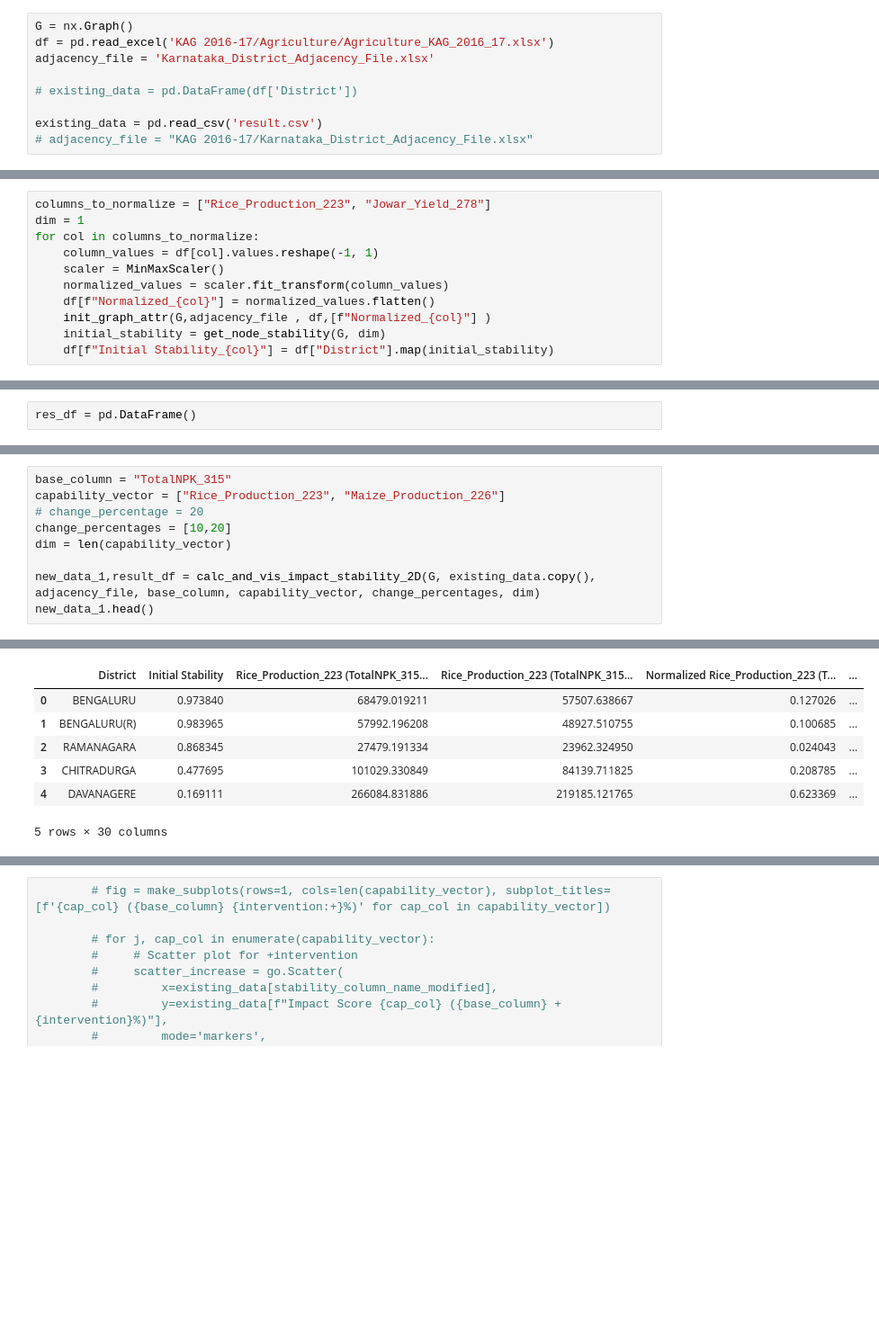
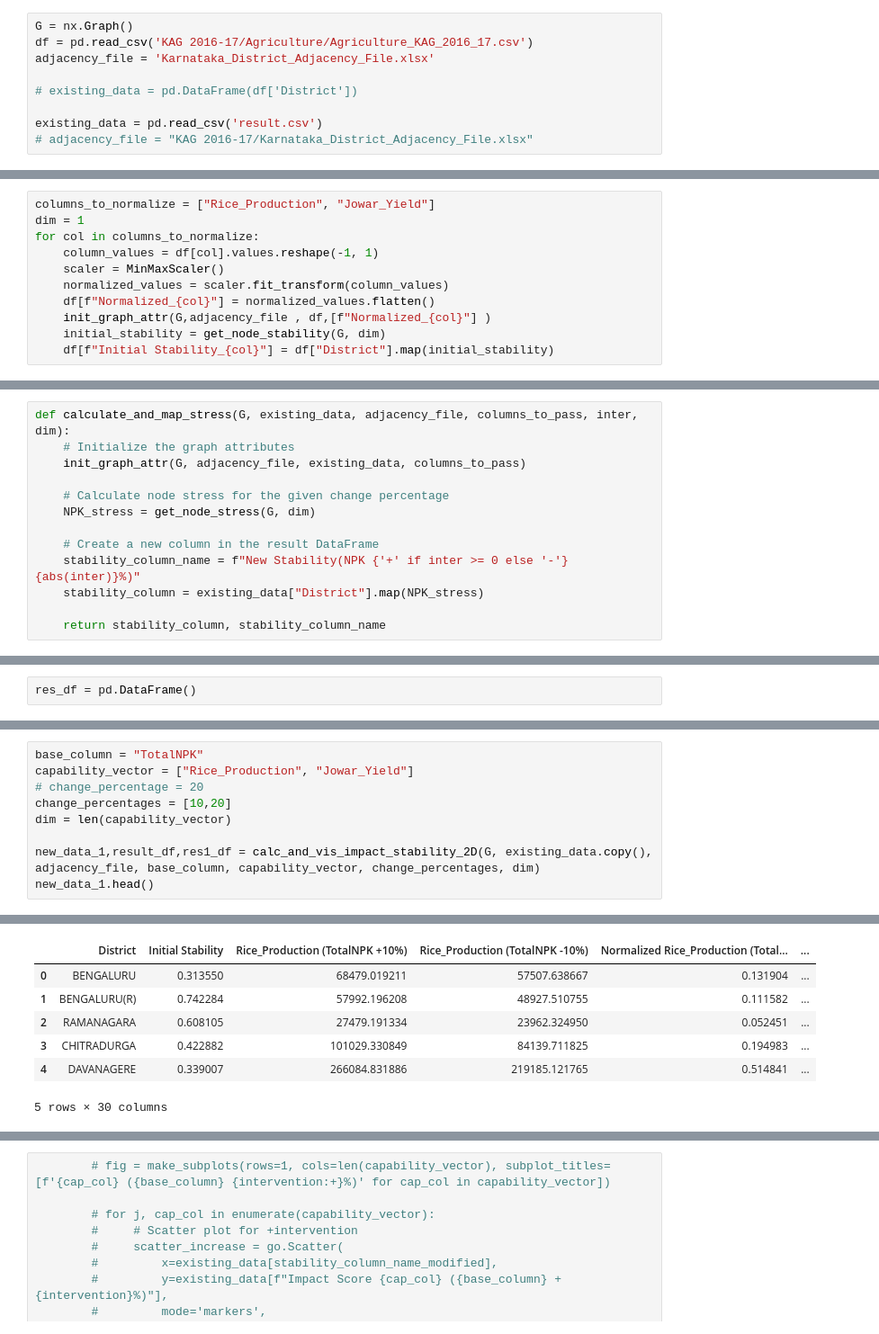
Before and after one commit to Manish3693/WSL_PSS, a Jupyter notebook: PE_1.ipynb, the cells around one changed output, grey strips where cells are left out. Shown at 90% size. Cells and saved outputs as stored; diff of their text form; blank space fills up the shorter version.

Commit message:
Trying the percentage cahnge instead of impact

```diff
--- a/PE_1.ipynb
+++ b/PE_1.ipynb
@@ -111,7 +111,7 @@ def get_node_stability(G,dim):
     return stability_dict
 # %%
 G = nx.Graph()
-df = pd.read_excel('KAG 2016-17/Agriculture/Agriculture_KAG_2016_17.xlsx')
+df = pd.read_csv('KAG 2016-17/Agriculture/Agriculture_KAG_2016_17.csv')
 adjacency_file = 'Karnataka_District_Adjacency_File.xlsx'
 
 # existing_data = pd.DataFrame(df['District'])
@@ -136,7 +136,7 @@ def calculate_and_return_initial_stability(df, columns, G, adjacency_file = adja
 
     return df["Initial Stability"]
 # %%
-columns_to_normalize = ["Rice_Production_223", "Jowar_Yield_278"]
+columns_to_normalize = ["Rice_Production", "Jowar_Yield"]
 dim = 1
 for col in columns_to_normalize:
     column_values = df[col].values.reshape(-1, 1)
@@ -228,6 +228,19 @@ def calculate_and_map_stability(G, existing_data, adjacency_file, columns_to_pas
     stability_column = existing_data["District"].map(NPK_stability)
 
     return stability_column, stability_column_name
+# %%
+def calculate_and_map_stress(G, existing_data, adjacency_file, columns_to_pass, inter, dim):
+    # Initialize the graph attributes
+    init_graph_attr(G, adjacency_file, existing_data, columns_to_pass)
+
+    # Calculate node stress for the given change percentage
+    NPK_stress = get_node_stress(G, dim)
+
+    # Create a new column in the result DataFrame
+    stability_column_name = f"New Stability(NPK {'+' if inter >= 0 else '-'} {abs(inter)}%)"
+    stability_column = existing_data["District"].map(NPK_stress)
+
+    return stability_column, stability_column_name
 # %% [markdown]
 ## 1D Capability Vector
 # %%
@@ -978,10 +1041,10 @@ new_data_1
 # %%
-base_column = "TotalNPK_315"
-capability_vector = ["Rice_Production_223", "Maize_Production_226"]
+base_column = "TotalNPK"
+capability_vector = ["Rice_Production", "Jowar_Yield"]
 # change_percentage = 20
 change_percentages = [10,20]
 dim = len(capability_vector)
 
-new_data_1,result_df = calc_and_vis_impact_stability_2D(G, existing_data.copy(), adjacency_file, base_column, capability_vector, change_percentages, dim)
+new_data_1,result_df,res1_df = calc_and_vis_impact_stability_2D(G, existing_data.copy(), adjacency_file, base_column, capability_vector, change_percentages, dim)
 new_data_1.head()
 # %% [output]
@@ -988,7 +1059,7 @@ new_data_1.head()
-|  | District | Initial Stability | Rice_Production_223 (TotalNPK_315... | Rice_Production_223 (TotalNPK_315... | Normalized Rice_Production_223 (T... | ... |
-| 0 | BENGALURU | 0.973840 | 68479.019211 | 57507.638667 | 0.127026 | ... |
-| 1 | BENGALURU(R) | 0.983965 | 57992.196208 | 48927.510755 | 0.100685 | ... |
-| 2 | RAMANAGARA | 0.868345 | 27479.191334 | 23962.324950 | 0.024043 | ... |
-| 3 | CHITRADURGA | 0.477695 | 101029.330849 | 84139.711825 | 0.208785 | ... |
-| 4 | DAVANAGERE | 0.169111 | 266084.831886 | 219185.121765 | 0.623369 | ... |
+|  | District | Initial Stability | Rice_Production (TotalNPK +10%) | Rice_Production (TotalNPK -10%) | Normalized Rice_Production (Total... | ... |
+| 0 | BENGALURU | 0.313550 | 68479.019211 | 57507.638667 | 0.131904 | ... |
+| 1 | BENGALURU(R) | 0.742284 | 57992.196208 | 48927.510755 | 0.111582 | ... |
+| 2 | RAMANAGARA | 0.608105 | 27479.191334 | 23962.324950 | 0.052451 | ... |
+| 3 | CHITRADURGA | 0.422882 | 101029.330849 | 84139.711825 | 0.194983 | ... |
+| 4 | DAVANAGERE | 0.339007 | 266084.831886 | 219185.121765 | 0.514841 | ... |
-5 rows × 30 columns
+5 rows × 30 columns
```
Also changed, not shown: parts of 23 cells of this notebook, 2 other files.
